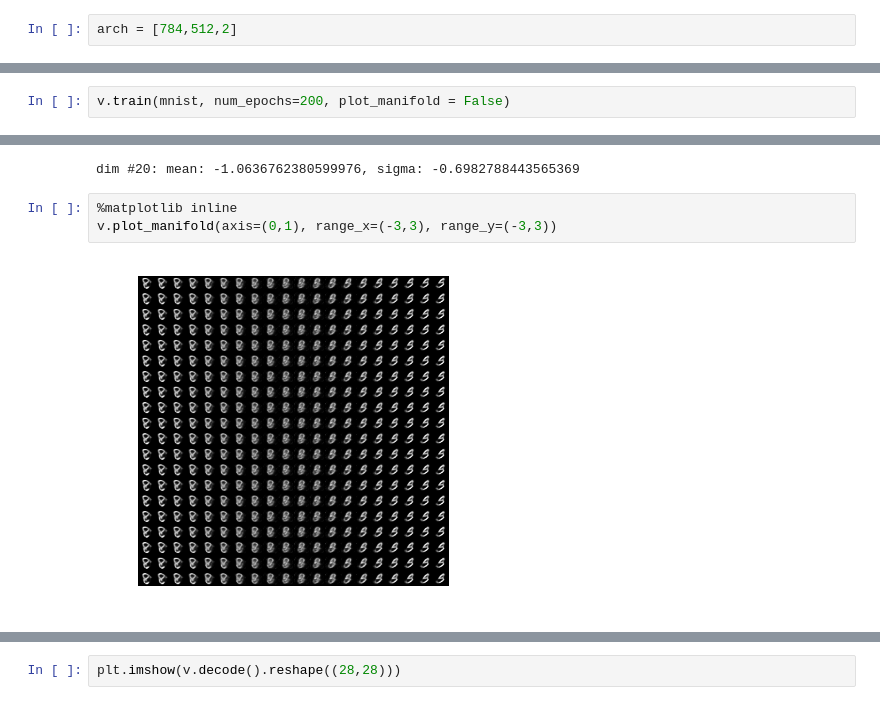
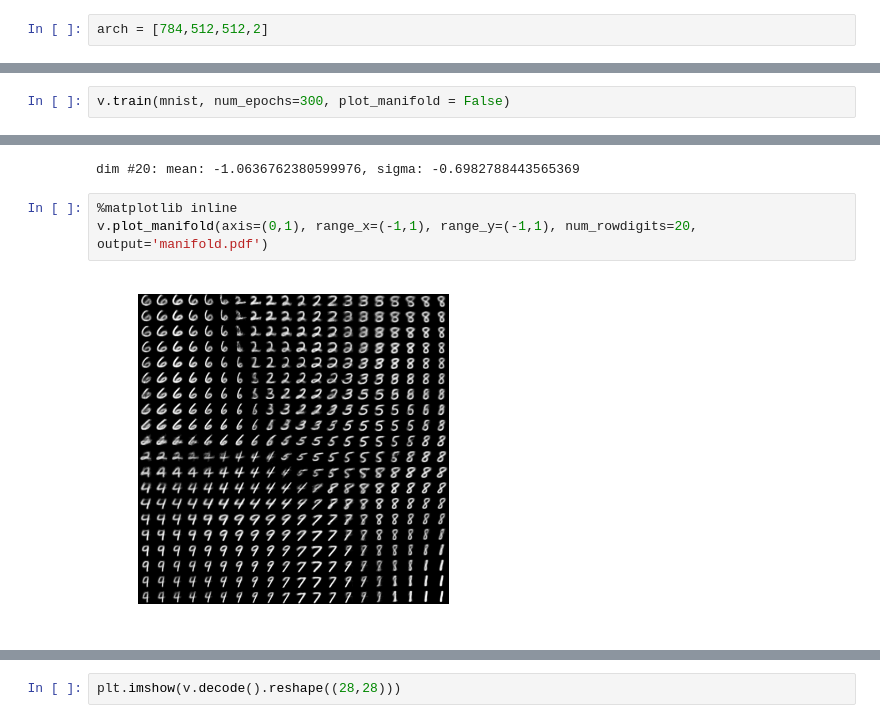
Before and after one commit to Spotlight0xff/deeplearning-seminar, a Jupyter notebook: code/notebooks/test_vae.ipynb, the cells around one changed output, grey strips where cells are left out. Cells and saved outputs as stored; diff of their text form.

```diff
--- a/code/notebooks/test_vae.ipynb
+++ b/code/notebooks/test_vae.ipynb
@@ -9,7 +12,7 @@ cd /home/spotlight/git/deeplearning-seminar/code
 # %%
 from Network import VAE
 # %%
-arch = [784,512,2]
+arch = [784,512,512,2]
 # %%
 v = VAE.VAE(arch)
 # %% [output]
@@ -30,5 +33,5 @@ Extracting MNIST_data/train-labels-idx1-ubyte.gz
 Extracting MNIST_data/t10k-images-idx3-ubyte.gz
 Extracting MNIST_data/t10k-labels-idx1-ubyte.gz
 # %%
-v.train(mnist, num_epochs=200, plot_manifold = False)
+v.train(mnist, num_epochs=300, plot_manifold = False)
 # %% [output]
@@ -75,9 +106,9 @@ print("dim #20: mean: {}, sigma: {}".format(z[0][0,20], z[1][0,20]))
 dim #20: mean: -1.0636762380599976, sigma: -0.6982788443565369
 # %%
 %matplotlib inline
-v.plot_manifold(axis=(0,1), range_x=(-3,3), range_y=(-3,3))
+v.plot_manifold(axis=(0,1), range_x=(-1,1), range_y=(-1,1), num_rowdigits=20, output='manifold.pdf')
 # %% [output]
-[figure, old version]
+[figure, new version]
 # %%
 import numpy as np
 import matplotlib.pyplot as plt
```
Also changed, not shown: parts of 20 cells of this notebook.
